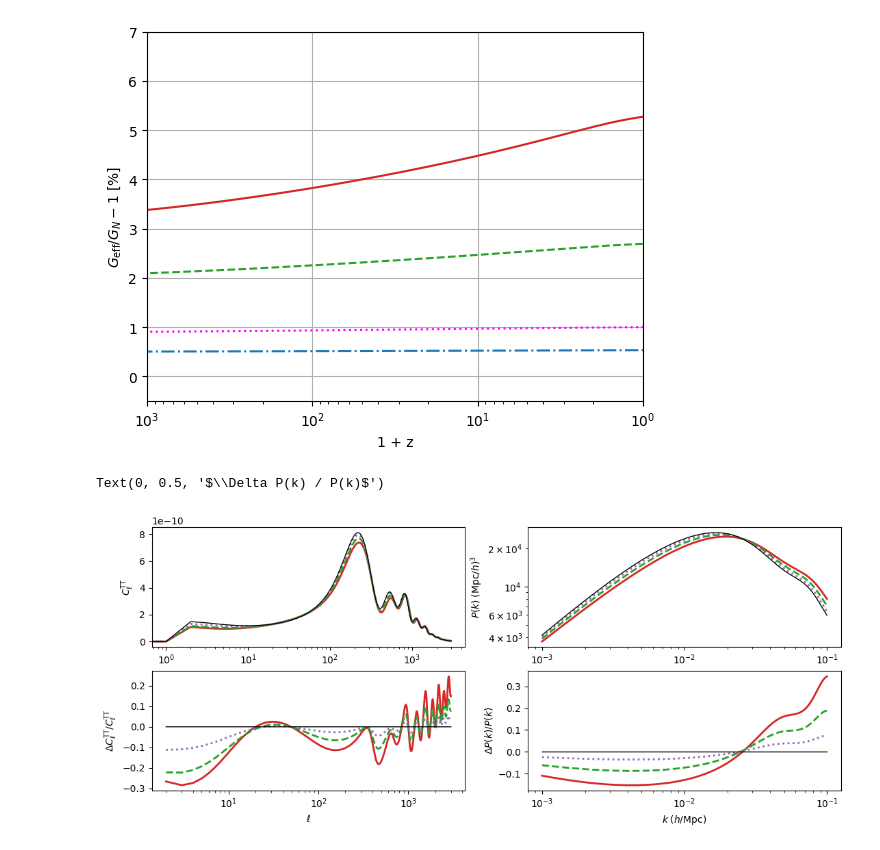
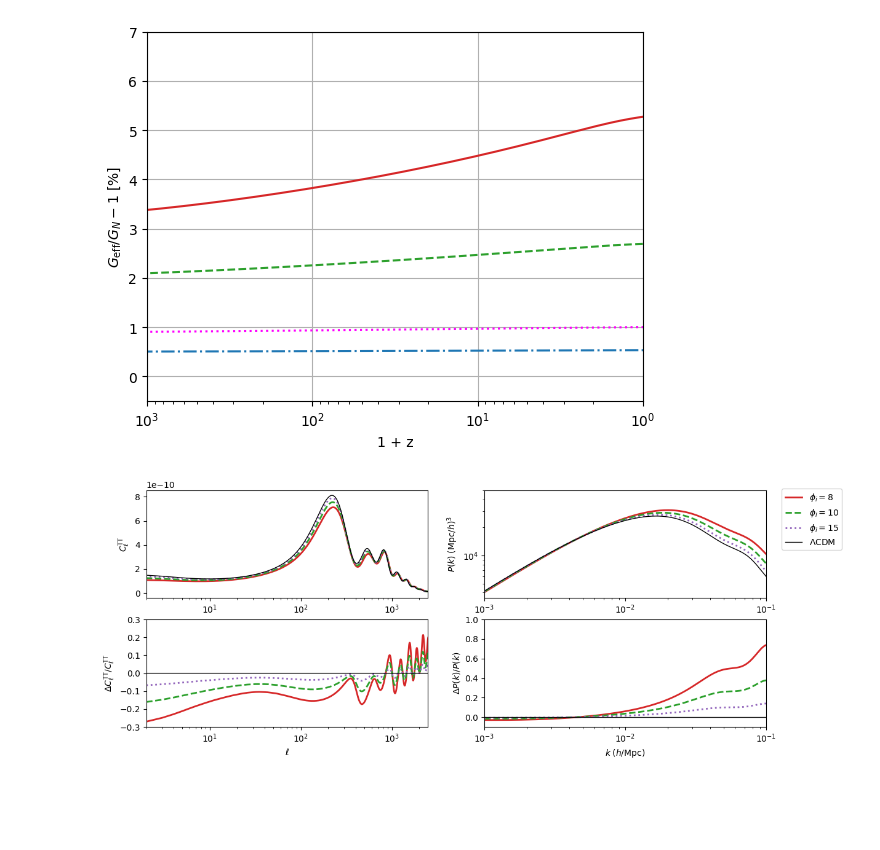
Before and after one commit to joaoreboucas1/class_hds, a Jupyter notebook: notebooks/demo.ipynb, the cells around one changed output. Cells and saved outputs as stored; diff of their text form; code cells hidden in the pictures; blank space fills up the shorter version.

```diff
--- a/notebooks/demo.ipynb
+++ b/notebooks/demo.ipynb
@@ -32,6 +32,7 @@ def get_model(case):
             "scf_parameters": f"100,{phi_i}", # NOTE: scf_parameters is organized as follows: the first index represents V0 (it shoots so the value does not matter), the second represents the field initial value
             "scf_tuning_index": 0,
             # CLASS settings
+            "gauge": "newtonian",
             "lensing": "yes",
             "non_linear": "hmcode",
             "output": "mPk,tCl,pCl,lCl",
@@ -52,6 +53,7 @@ def get_model(case):
             "N_ncdm": 0,
             "YHe": 0.246,
             # CLASS settings
+            "gauge": "newtonian",
             "lensing": "yes",
             "non_linear": "hmcode",
             "output": "mPk,tCl,pCl,lCl",
@@ -210,31 +212,39 @@ plt.grid()
 # %%
 # Extracting P(k) and temperature C_l
 fig, axs = plt.subplots(2, 2, figsize=(13, 5))
 styles = [
     ["tab:red", "-", 2],
     ["tab:green", "--", 2],
     ["tab:purple", ":", 2],
     [None, None, None],
     ["black", "-", 1],
 ]
 k, pk_lcdm, ell, cl_lcdm = get_cls_and_pks(models["LCDM"])
 for (key, model), style in zip(models.items(), styles):
     if key == 20: continue
     color, ls, lw = style
     k, pk, ell, cl = get_cls_and_pks(model)
-    axs[0, 0].semilogx(ell, cl, color=color, ls=ls, lw=lw)
+    axs[0, 0].semilogx(ell, cl, color=color, ls=ls, lw=lw, label=rf"$\phi_i = {key}$" if key != "LCDM" else r"$\Lambda$CDM")
     axs[0, 1].loglog(k, pk, color=color, ls=ls, lw=lw)
     axs[1, 0].semilogx(ell, cl/cl_lcdm - 1, color=color, ls=ls, lw=lw)
     axs[1, 1].semilogx(k, pk/pk_lcdm - 1, color=color, ls=ls, lw=lw)
 
+axs[0, 0].set_xlim([2, 2500])
+axs[1, 0].set_xlim([2, 2500])
+axs[1, 0].set_ylim([-0.3, 0.3])
+axs[0, 1].set_xlim([1e-3, 1e-1])
+axs[1, 1].set_xlim([1e-3, 1e-1])
+axs[0, 1].set_ylim([3.5e3, 4.5e4])
+axs[1, 1].set_ylim([-0.1, 1])
 axs[0, 0].set_xlabel(r"$\ell$")
 axs[0, 0].set_ylabel(r"$C_\ell^\mathrm{TT}$")
 axs[1, 0].set_xlabel(r"$\ell$")
 axs[1, 0].set_ylabel(r"$\Delta C_\ell^\mathrm{TT} / C_\ell^\mathrm{TT}$")
 axs[0, 1].set_xlabel(r"$k\; (h/\mathrm{Mpc})$")
 axs[0, 1].set_ylabel(r"$P(k)\; (\mathrm{Mpc}/h)^3$")
 axs[1, 1].set_xlabel(r"$k\; (h/\mathrm{Mpc})$")
 axs[1, 1].set_ylabel(r"$\Delta P(k) / P(k)$")
+fig.legend(bbox_to_anchor=(1, 0.9))
+plt.savefig("/home/joao/HDS_CLASS_WITH_PERTURBATIONS.pdf")
 # %% [output]
-Text(0, 0.5, '$\\Delta P(k) / P(k)$')
-[figure, old version]
+[figure, new version]
```
Also changed, not shown: parts of 2 cells of this notebook, 1 other file.
